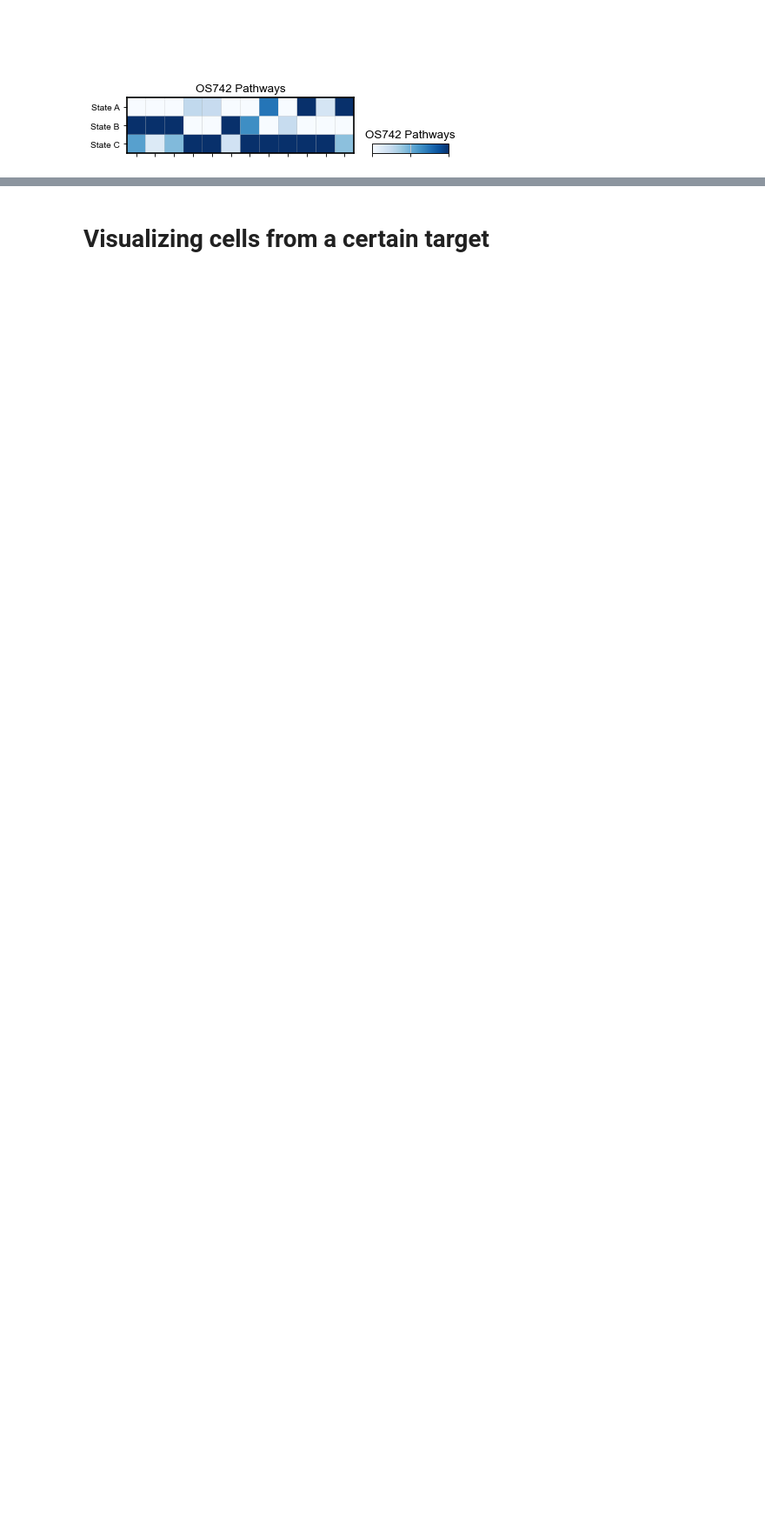
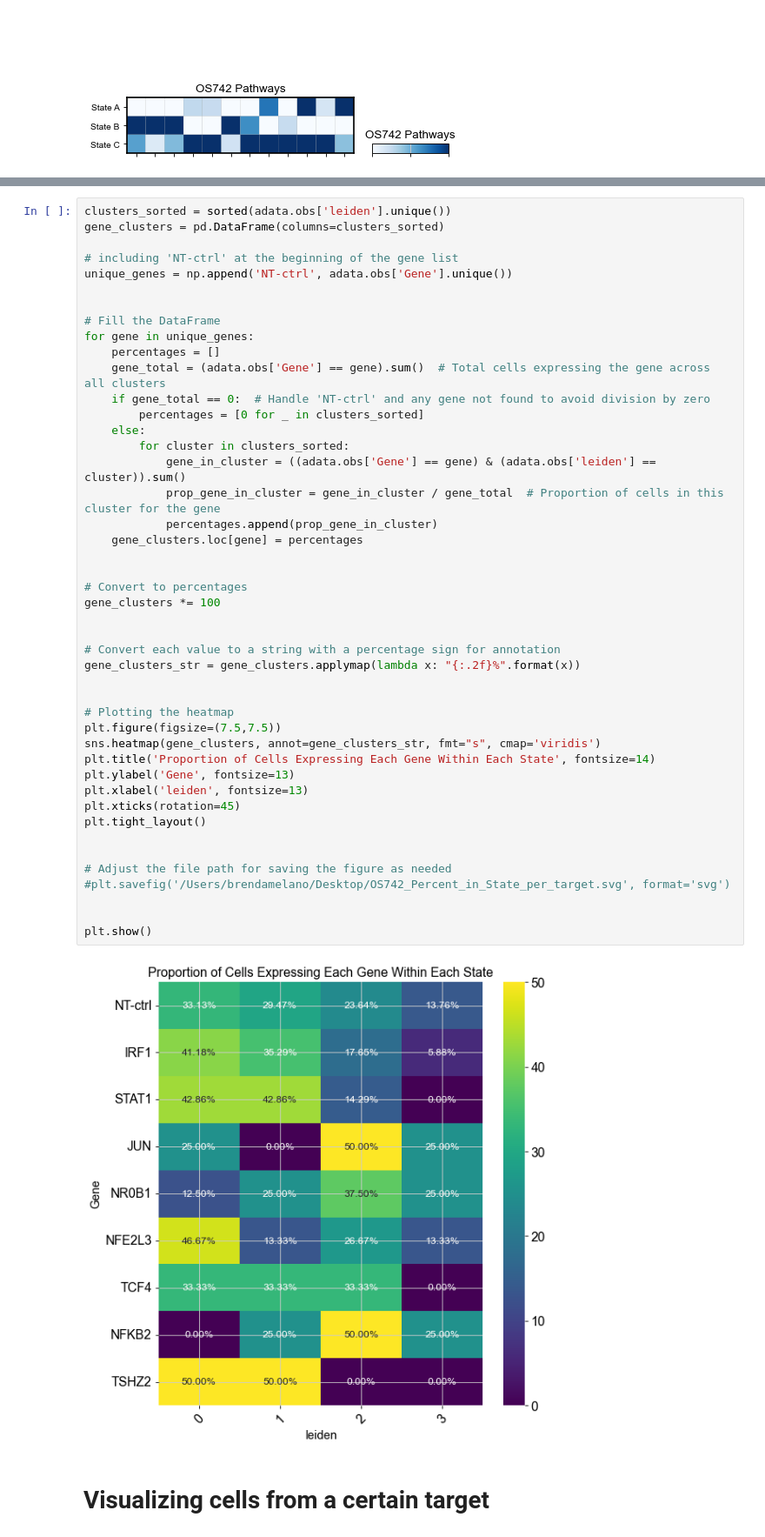
Before and after one commit to brendamelano/Reprogramming_Osteosarcoma, a Jupyter notebook: Perturb_seq_analysis/OS742_perturb_seq_analysis.ipynb, the cells around one changed output, grey strips where cells are left out. Shown at 87% size. Drawn from its saved outputs; the diff is of its cells as text; blank space fills up the shorter version.

```diff
--- a/Perturb_seq_analysis/OS742_perturb_seq_analysis.ipynb
+++ b/Perturb_seq_analysis/OS742_perturb_seq_analysis.ipynb
@@ -1073,6 +939,53 @@ plt.savefig('/Users/brendamelano/Desktop/OS384_Percent_in_cluster_per_target.svg
 plt.show()
 # %% [output]
 [figure]
+# %%
+clusters_sorted = sorted(adata.obs['leiden'].unique())
+gene_clusters = pd.DataFrame(columns=clusters_sorted)
+
+# including 'NT-ctrl' at the beginning of the gene list
+unique_genes = np.append('NT-ctrl', adata.obs['Gene'].unique())
+
+
+# Fill the DataFrame
+for gene in unique_genes:
+    percentages = []
+    gene_total = (adata.obs['Gene'] == gene).sum()  # Total cells expressing the gene across all clusters
+    if gene_total == 0:  # Handle 'NT-ctrl' and any gene not found to avoid division by zero
+        percentages = [0 for _ in clusters_sorted]
+    else:
+        for cluster in clusters_sorted:
+            gene_in_cluster = ((adata.obs['Gene'] == gene) & (adata.obs['leiden'] == cluster)).sum()
+            prop_gene_in_cluster = gene_in_cluster / gene_total  # Proportion of cells in this cluster for the gene
+            percentages.append(prop_gene_in_cluster)
+    gene_clusters.loc[gene] = percentages
+
+
+# Convert to percentages
+gene_clusters *= 100
+
+
+# Convert each value to a string with a percentage sign for annotation
+gene_clusters_str = gene_clusters.applymap(lambda x: "{:.2f}%".format(x))
+
+
+# Plotting the heatmap
+plt.figure(figsize=(7.5,7.5))
+sns.heatmap(gene_clusters, annot=gene_clusters_str, fmt="s", cmap='viridis')
+plt.title('Proportion of Cells Expressing Each Gene Within Each State', fontsize=14)
+plt.ylabel('Gene', fontsize=13)
+plt.xlabel('leiden', fontsize=13)
+plt.xticks(rotation=45)
+plt.tight_layout()
+
+
+# Adjust the file path for saving the figure as needed
+#plt.savefig('/Users/brendamelano/Desktop/OS742_Percent_in_State_per_target.svg', format='svg')
+
+
+plt.show()
+# %% [output]
+[figure, added]
 # %% [markdown]
 # Visualizing cells from a certain target
 # %%
```
Also changed, not shown: parts of 19 cells of this notebook, 9 other files.
